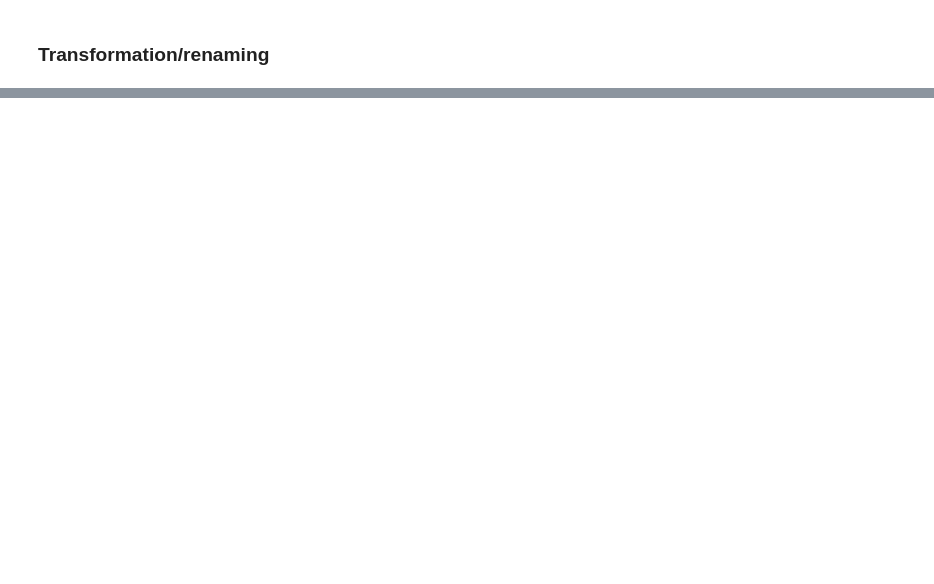
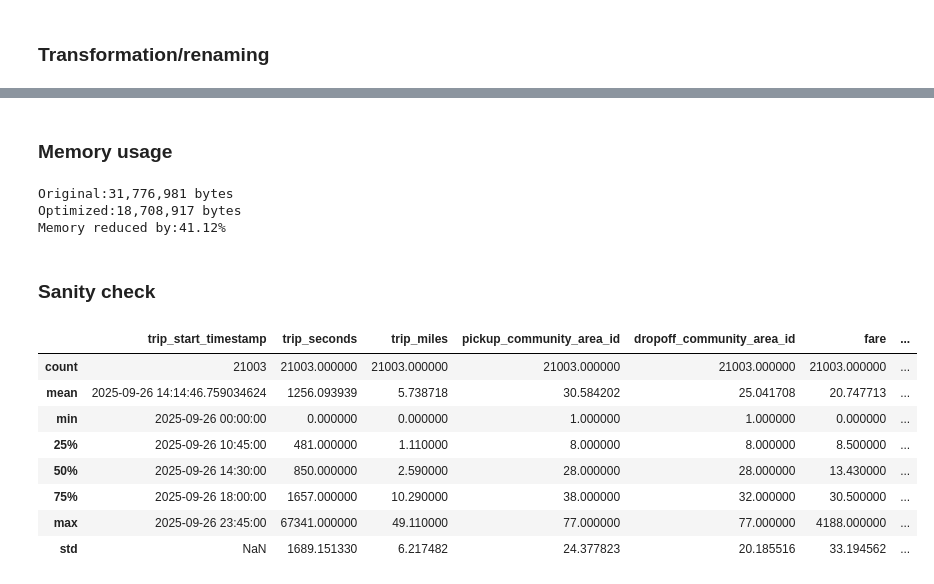
Before and after one commit to csernyzsolt-collab/AWS, a Jupyter notebook: src/notebooks/06_taxi_data_mapping.ipynb, the cells around one changed output, grey strips where cells are left out. Saved outputs shown, nothing was run; the diff lists cells and outputs as text; code cells hidden in the pictures; blank space fills up the shorter version.

```diff
--- a/src/notebooks/06_taxi_data_mapping.ipynb
+++ b/src/notebooks/06_taxi_data_mapping.ipynb
@@ -164,0 +241,18 @@ weather_df.head()
+# %%
+data_types={
+    "trip_seconds":"int32",
+    "trip_miles":"float",
+    "pickup_community_area_id":"int8",
+    "dropoff_community_area_id":"int8",
+    "fare":"float",
+    "tips":"float",
+    "tolls":"float",
+    "extras":"float",
+    "trip_total":"float",
+    "pickup_centroid_latitude":"float",
+    "pickup_centroid_longitude":"float",
+    "dropoff_centroid_latitude":"float",
+    "dropoff_centroid_longitude":"float",
+}
+
+taxi_trips=taxi_trips.astype(data_types)
@@ -164,0 +279,28 @@ weather_df.head()
+# %% [markdown]
+### Memory usage
+# %%
+orig_mem=taxi_trips_original.memory_usage(deep=True).sum()
+opt_mem=taxi_trips.memory_usage(deep=True).sum()
+
+diff=(orig_mem-opt_mem)/orig_mem*100
+print(f"Original:{orig_mem:,} bytes")
+print(f"Optimized:{opt_mem:,} bytes")
+print(f"Memory reduced by:{diff:.2f}%")
+# %% [output]
+Original:31,776,981 bytes
+Optimized:18,708,917 bytes
+Memory reduced by:41.12%
+# %% [markdown]
+### Sanity check
+# %%
+taxi_trips.describe()
+# %% [output]
+|  | trip_start_timestamp | trip_seconds | trip_miles | pickup_community_area_id | dropoff_community_area_id | fare | ... |
+| count | 21003 | 21003.000000 | 21003.000000 | 21003.000000 | 21003.000000 | 21003.000000 | ... |
+| mean | 2025-09-26 14:14:46.759034624 | 1256.093939 | 5.738718 | 30.584202 | 25.041708 | 20.747713 | ... |
+| min | 2025-09-26 00:00:00 | 0.000000 | 0.000000 | 1.000000 | 1.000000 | 0.000000 | ... |
+| 25% | 2025-09-26 10:45:00 | 481.000000 | 1.110000 | 8.000000 | 8.000000 | 8.500000 | ... |
+| 50% | 2025-09-26 14:30:00 | 850.000000 | 2.590000 | 28.000000 | 28.000000 | 13.430000 | ... |
+| 75% | 2025-09-26 18:00:00 | 1657.000000 | 10.290000 | 38.000000 | 32.000000 | 30.500000 | ... |
+| max | 2025-09-26 23:45:00 | 67341.000000 | 49.110000 | 77.000000 | 77.000000 | 4188.000000 | ... |
+| std | NaN | 1689.151330 | 6.217482 | 24.377823 | 20.185516 | 33.194562 | ... |
```
Also changed, not shown: parts of 38 cells of this notebook, 1 other file.
